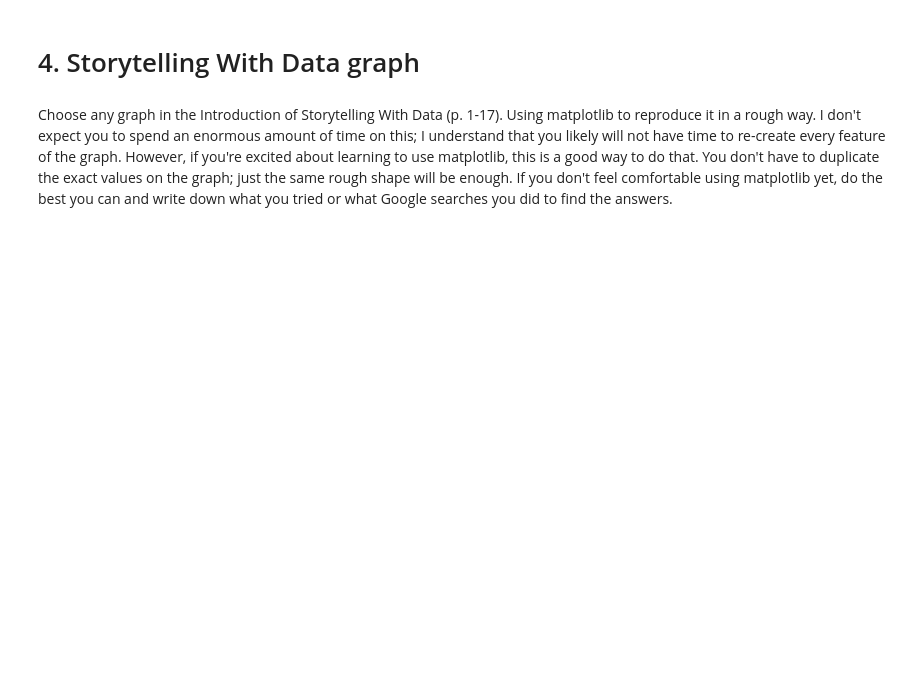
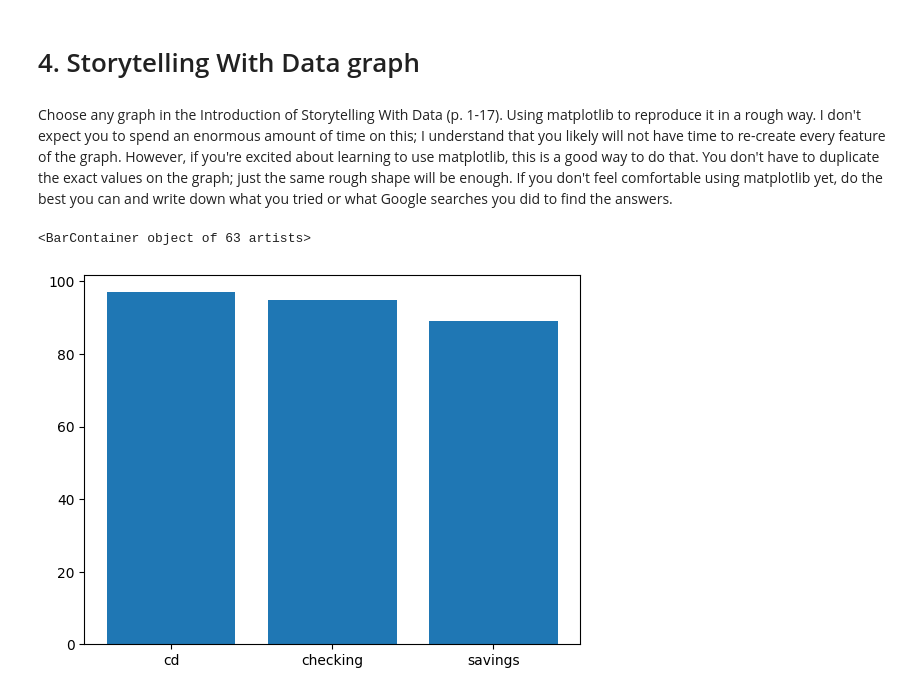
Before and after one commit to SalhaMo/Module-B-semester-2, a Jupyter notebook: Week1.ipynb, the cells around one changed output. Cells and saved outputs as stored; diff of their text form; code cells hidden in the pictures; blank space fills up the shorter version.

```diff
--- a/Week1.ipynb
+++ b/Week1.ipynb
@@ -405,6 +412,6 @@ Suggested Google search or ChatGPT prompt: "how can I find out the mean, median,
 # %% [markdown]
 9. One-hot encode the AccountType column.  This means creating a new "checking," "savings", and "cd" columns so that you can run machine learning algorithms.
 # %%
-one_hot = pd.get_dummies(df1["AccountType"])
-df2 = df2.join(one_hot)
+one_hot = pd.get_dummies(clean_df_bank_datefix["AccountType"])
+df2 = clean_df_bank_datefix.join(one_hot)
 df2.iloc[0:5]
@@ -411,2 +425,5 @@ df2.iloc[0:5]
 # %% [markdown]
 Now, change the cd, checking, and savings columns into integers.
+# %%
+df2[["checking", "savings", "cd"]] = df2[["checking", "savings", "cd"]].astype(int)
+df2.iloc[0:5]
@@ -451,3 +477,8 @@ ModuleNotFoundError: No module named 'matplotlib'
 # 4. Storytelling With Data graph
 # %% [markdown]
 Choose any graph in the Introduction of Storytelling With Data (p. 1-17).  Using matplotlib to reproduce it in a rough way.  I don't expect you to spend an enormous amount of time on this; I understand that you likely will not have time to re-create every feature of the graph.  However, if you're excited about learning to use matplotlib, this is a good way to do that.  You don't have to duplicate the exact values on the graph; just the same rough shape will be enough.  If you don't feel comfortable using matplotlib yet, do the best you can and write down what you tried or what Google searches you did to find the answers.
+# %%
+plt.bar(df2['AccountType'], df2['AccountID'])
+# %% [output]
+<BarContainer object of 63 artists>
+[figure, added]
```
Also changed, not shown: parts of 4 cells of this notebook.
